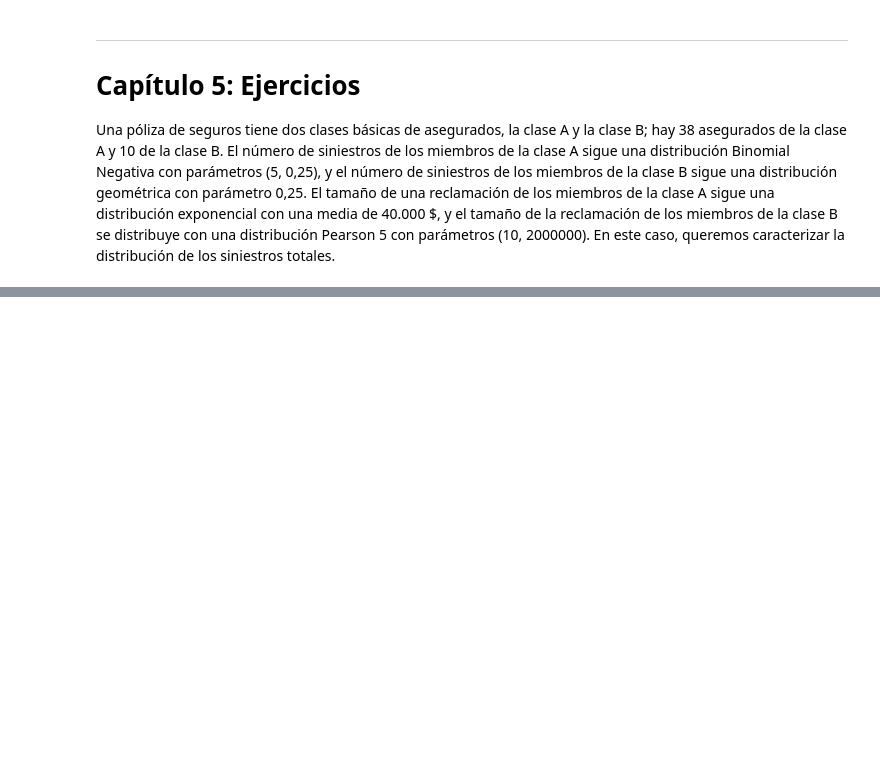
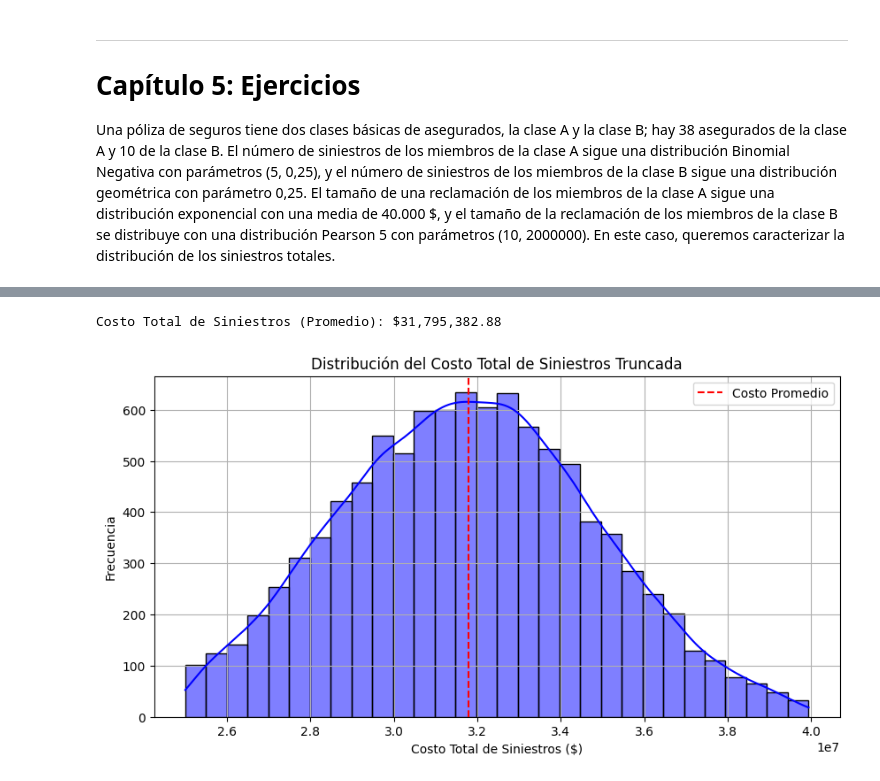
Before and after one commit to Tomaslopera/Truncamiento, a Jupyter notebook: Truncamiento.ipynb, the cells around one changed output, grey strips where cells are left out. Cells and saved outputs as stored; diff of their text form; code cells hidden in the pictures; blank space fills up the shorter version.

```diff
--- a/Truncamiento.ipynb
+++ b/Truncamiento.ipynb
@@ -325,0 +358,18 @@ Una póliza de seguros tiene dos clases básicas de asegurados, la clase A y la
+# %%
+distribucion_truncada = stats.truncnorm((25000000 - np.mean(siniestros_totales)) / np.std(siniestros_totales), (40000000 - np.mean(siniestros_totales)) / np.std(siniestros_totales), loc=np.mean(siniestros_totales), scale=np.std(siniestros_totales)).rvs(10000)
+
+print(f"Costo Total de Siniestros (Promedio): ${np.mean(distribucion_truncada):,.2f}")
+
+# Graficar la distribución del costo total de siniestros
+plt.figure(figsize=(10, 5))
+sns.histplot(distribucion_truncada, bins=30, color='blue', kde=True)
+plt.xlabel('Costo Total de Siniestros ($)')
+plt.ylabel('Frecuencia')
+plt.title('Distribución del Costo Total de Siniestros Truncada')
+plt.axvline(np.mean(distribucion_truncada), color='red', linestyle='dashed', label='Costo Promedio')
+plt.legend()
+plt.grid()
+plt.show()
+# %% [output]
+Costo Total de Siniestros (Promedio): $31,795,382.88
+[figure, added]
```
Also changed, not shown: parts of 1 cell of this notebook.
